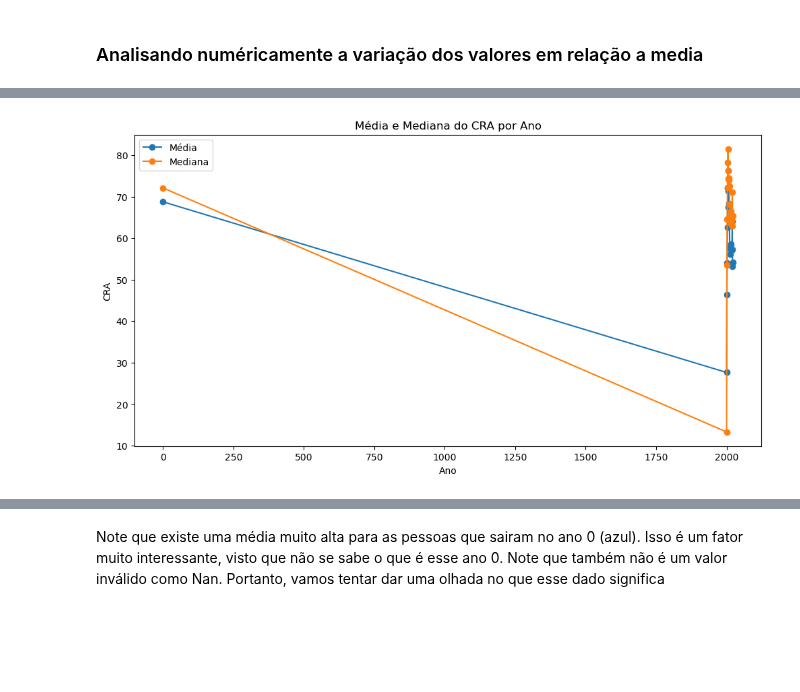
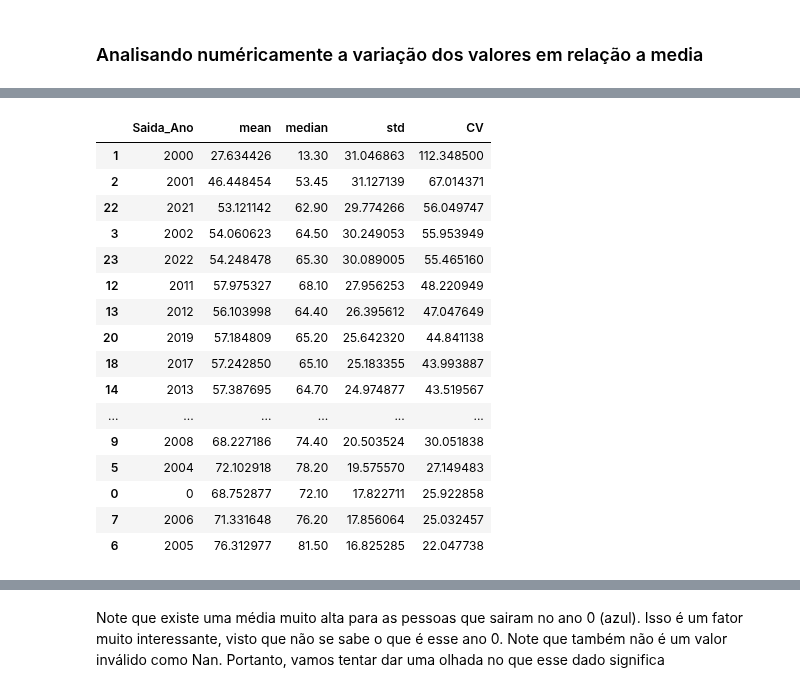
Before and after one commit to Duds04/Projeto_Dados, a Jupyter notebook: src/RespostasParte1.ipynb, the cells around one changed output, grey strips where cells are left out. Cells and saved outputs as stored; diff of their text form; code cells hidden in the pictures; blank space fills up the shorter version.

```diff
--- a/src/RespostasParte1.ipynb
+++ b/src/RespostasParte1.ipynb
@@ -568,8 +576,8 @@ A area com menor desempenho foi a de Ciências Exatas e da Terra com uma média
 Observe que o CRA é o Coeficiente de Rendimento Acumulado, ou seja, a média dos CRs desde a entrada do estudante no curso até sua saída. Logo, se desejamos saber qual a média de CRA por ano, devemos pegar apenas os anos de saída, pois são nesses anos que foi calculado pela última vez o CRA do aluno
 # %%
 # Pegando dados que importam
-dfQ13porAno = df[['CRA', 'Saida_Ano']]
-dfQ13porAno
+dfQ9porAno_original = df[['CRA', 'Saida_Ano']]
+dfQ9porAno_original
 # %% [output]
 |  | CRA | Saida_Ano |
 | 0 | 0.0 | 2000 |
@@ -585,6 +593,6 @@ dfQ13porAno
 | 74025 | 0.0 | 0 |
 74026 rows × 2 columns
 # %%
-df_agrupado = dfQ13porAno.groupby('Saida_Ano')['CRA'].agg(['mean', 'median', 'std']).reset_index().sort_values(by='mean', ascending=False)
-dfQ13porAno['Saida_Ano'].size
+df_agrupado = dfQ9porAno_original.groupby('Saida_Ano')['CRA'].agg(['mean', 'median', 'std']).reset_index().sort_values(by='mean', ascending=False)
+df_agrupado
 # %% [output]
@@ -592,12 +616,4 @@ dfQ13porAno['Saida_Ano'].size
 # %%
-import pandas as pd
-import matplotlib.pyplot as plt
-import seaborn as sns
-
-# Supondo que dfQ13porAno é seu DataFrame original
-# Agrupa os dados por ano e calcula a média, mediana e desvio padrão
-df_agrupado = dfQ13porAno.groupby('Saida_Ano')['CRA'].agg(['mean', 'median', 'std']).reset_index().sort_values(by='mean', ascending=False)
-
 # Define as cores das barras
 cores = ['#ff0000' for _ in range(df_agrupado['Saida_Ano'].size)]
 cores[0] = '#0000ff'  # A primeira barra será azul
@@ -749,18 +652,24 @@ print(df_balanced)
-# %%
-import pandas as pd
-import matplotlib.pyplot as plt
-df_agrupado = dfQ13porAno.groupby('Saida_Ano')['CRA'].agg(['mean', 'median']).reset_index()
-
-# Supondo que df_agrupado já contém média e mediana
-plt.figure(figsize=(12, 6))
-plt.plot(df_agrupado['Saida_Ano'], df_agrupado['mean'], label='Média', marker='o')
-plt.plot(df_agrupado['Saida_Ano'], df_agrupado['median'], label='Mediana', marker='o')
-plt.title('Média e Mediana do CRA por Ano')
-plt.xlabel('Ano')
-plt.ylabel('CRA')
-plt.legend()
-plt.show()
-# %% [output]
-[figure, removed]
+# %%
+df_agrupado['CV'] = (df_agrupado['std'] / df_agrupado['mean']) * 100
+
+df_agrupado.sort_values(by='CV', ascending=False)
+# %% [output]
+|  | Saida_Ano | mean | median | std | CV |
+| 1 | 2000 | 27.634426 | 13.30 | 31.046863 | 112.348500 |
+| 2 | 2001 | 46.448454 | 53.45 | 31.127139 | 67.014371 |
+| 22 | 2021 | 53.121142 | 62.90 | 29.774266 | 56.049747 |
+| 3 | 2002 | 54.060623 | 64.50 | 30.249053 | 55.953949 |
+| 23 | 2022 | 54.248478 | 65.30 | 30.089005 | 55.465160 |
+| 12 | 2011 | 57.975327 | 68.10 | 27.956253 | 48.220949 |
+| 13 | 2012 | 56.103998 | 64.40 | 26.395612 | 47.047649 |
+| 20 | 2019 | 57.184809 | 65.20 | 25.642320 | 44.841138 |
+| 18 | 2017 | 57.242850 | 65.10 | 25.183355 | 43.993887 |
+| 14 | 2013 | 57.387695 | 64.70 | 24.974877 | 43.519567 |
+| ... | ... | ... | ... | ... | ... |
+| 9 | 2008 | 68.227186 | 74.40 | 20.503524 | 30.051838 |
+| 5 | 2004 | 72.102918 | 78.20 | 19.575570 | 27.149483 |
+| 0 | 0 | 68.752877 | 72.10 | 17.822711 | 25.922858 |
+| 7 | 2006 | 71.331648 | 76.20 | 17.856064 | 25.032457 |
+| 6 | 2005 | 76.312977 | 81.50 | 16.825285 | 22.047738 |
 # %% [markdown]
 ## Conclusão (Por Ano)
```
Also changed, not shown: parts of 10 cells of this notebook.
